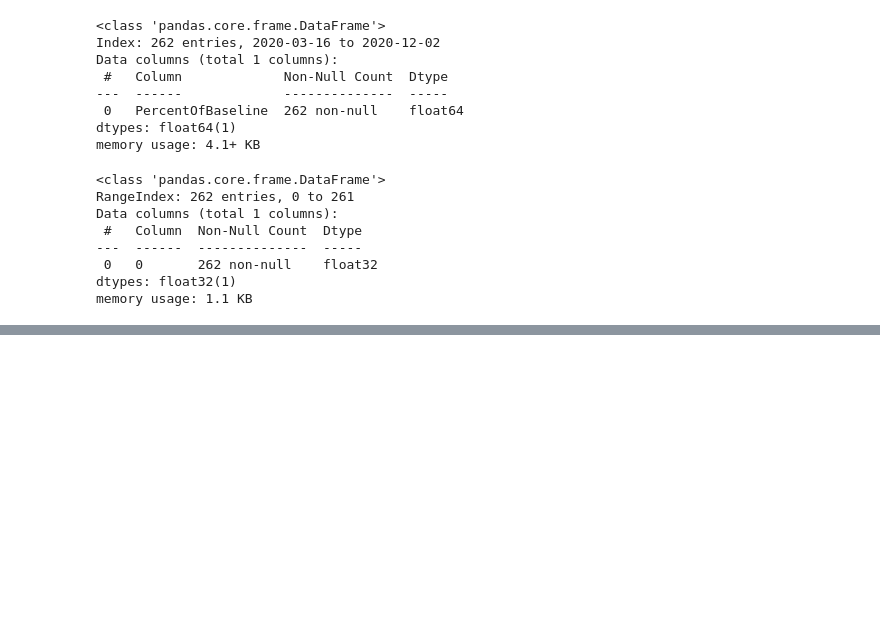
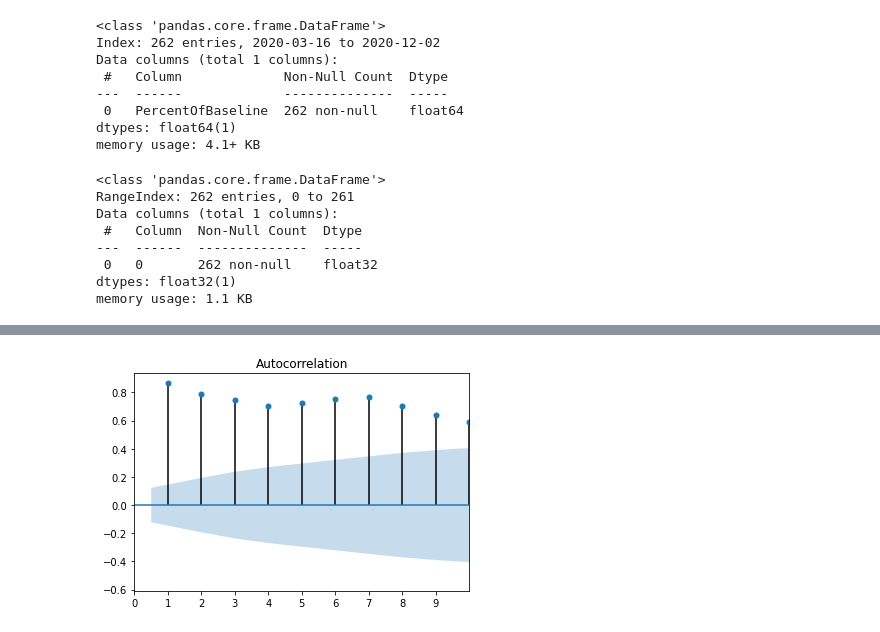
Before and after one commit to Wriyadi/DTS-PRO, a Jupyter notebook: DemoDay_AirportTraffic.ipynb, the cells around one changed output, grey strips where cells are left out. Drawn from its saved outputs; the diff is of its cells as text; code cells hidden in the pictures; blank space fills up the shorter version.

```diff
--- a/DemoDay_AirportTraffic.ipynb
+++ b/DemoDay_AirportTraffic.ipynb
@@ -817,0 +954,8 @@ plt.show()
+# %%
+from statsmodels.graphics.tsaplots import plot_acf,plot_pacf
+plot_acf(df_Australia['PercentOfBaseline'],zero=False)
+plt.xlim(0,10)
+plt.xticks(np.arange(0,10,1))
+plt.show() #q=2
+# %% [output]
+[figure, added]
```
Also changed, not shown: parts of 38 cells of this notebook.
